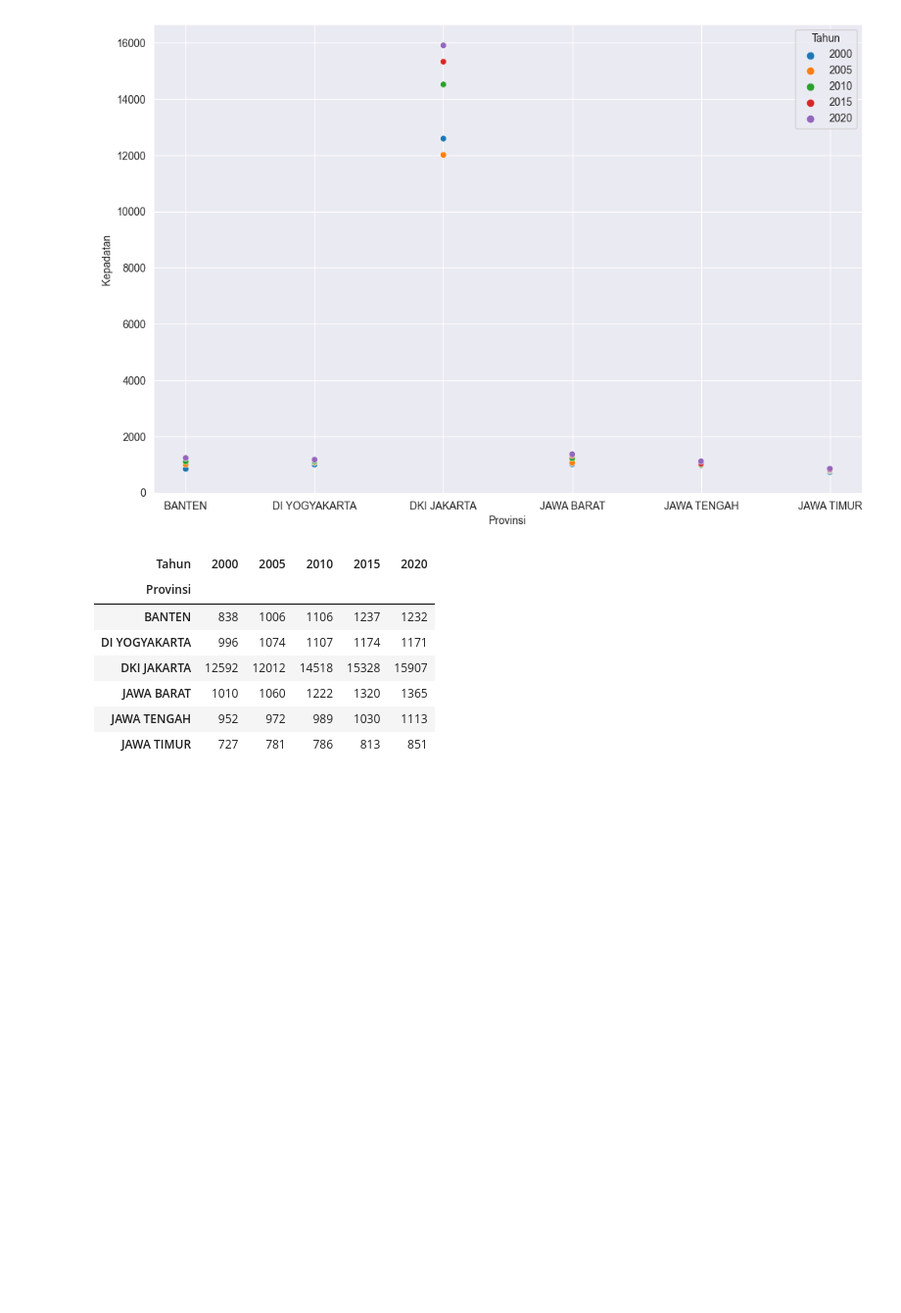
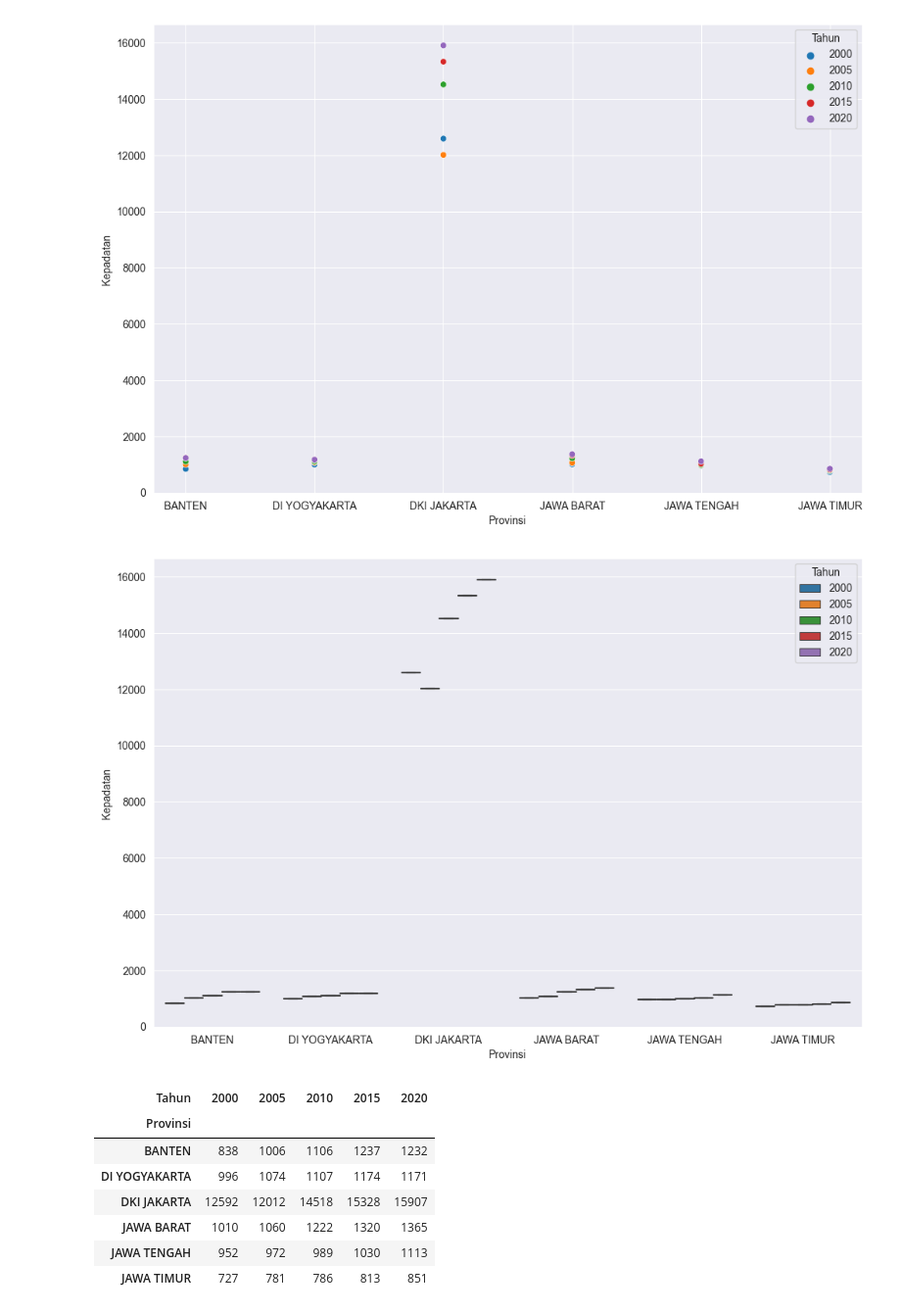
Before and after one commit to qznr/Smt2, a Jupyter notebook: Python/Statistika/KepadatanPenduduk.ipynb, the cells around one changed output. Shown: that part at 98% size. Cells and saved outputs as stored; diff of their text form; code cells hidden in the pictures; blank space fills up the shorter version.

```diff
--- a/Python/Statistika/KepadatanPenduduk.ipynb
+++ b/Python/Statistika/KepadatanPenduduk.ipynb
@@ -149,6 +159,12 @@ sns.scatterplot(data=df_melt,x='Provinsi',y='Kepadatan',hue='Tahun')
 plt.show()
 # %% [output]
 [figure]
+# %%
+plt.figure(figsize=(12,8))
+sns.boxplot(data=df_melt,x='Provinsi',y='Kepadatan',hue='Tahun')
+plt.show()
+# %% [output]
+[figure, added]
 # %%
 df_pivot = df_melt.pivot(index='Provinsi', columns='Tahun', values='Kepadatan')
 df_pivot
```
Also changed, not shown: parts of 1 cell of this notebook.
